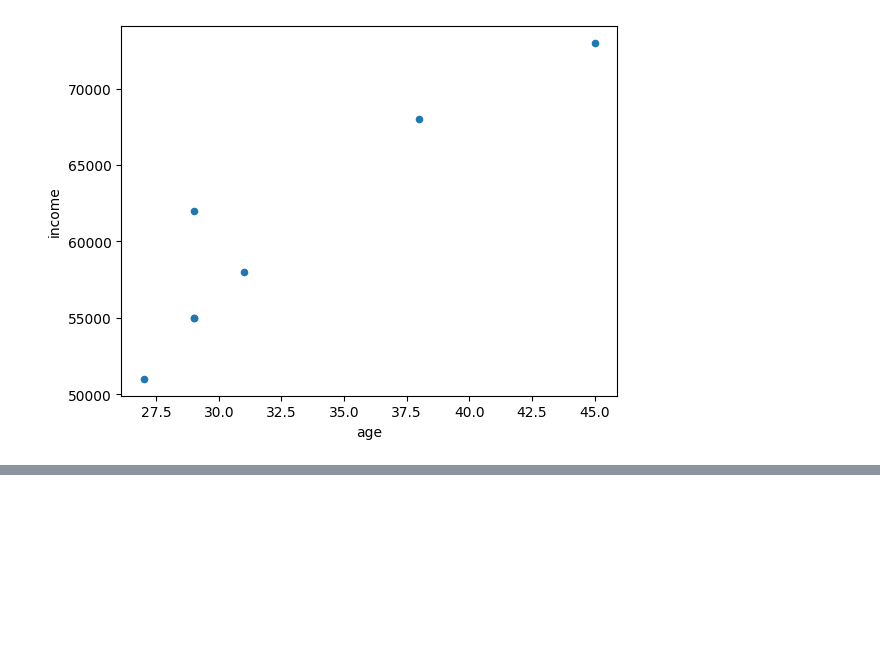
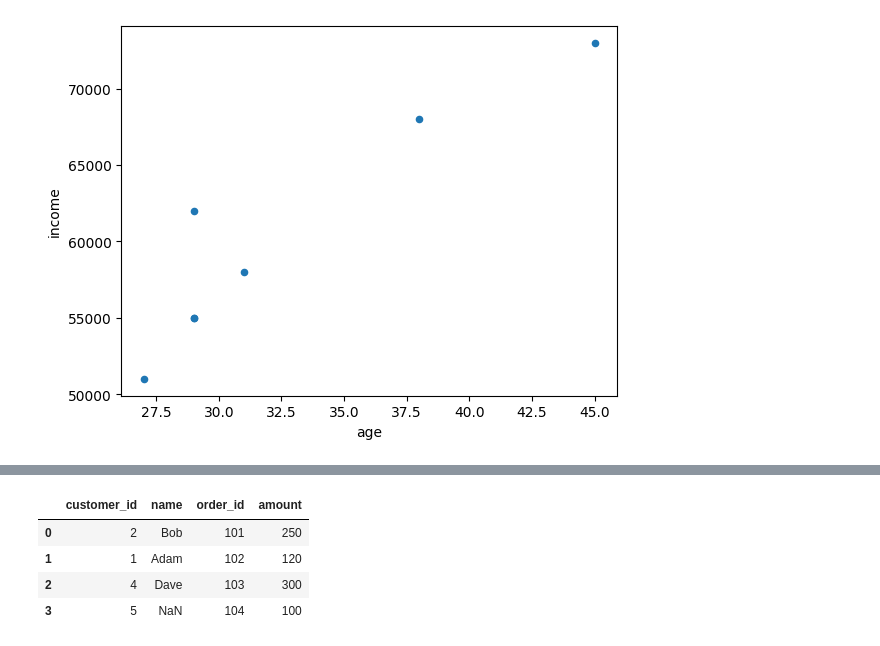
Before and after one commit to NandanNayak-dev/PrimeClasses, a Jupyter notebook: cleaning.ipynb, the cells around one changed output, grey strips where cells are left out. Saved outputs shown, nothing was run; the diff lists cells and outputs as text; code cells hidden in the pictures; blank space fills up the shorter version.

Commit message:
Joins/pd.merge

```diff
--- a/cleaning.ipynb
+++ b/cleaning.ipynb
@@ -366,3 +366,15 @@ df.plot(kind="scatter",x="age",y="income")
 <Axes: xlabel='age', ylabel='income'>
 [figure]
 [figure]
+# %%
+# Joins
+df_customers=pd.DataFrame({
+    "customer_id":[1,2,3,4],
+    "name":["Adam","Bob","Charlie","Dave"]
+})
+
+df_orders=pd.DataFrame({
+    "order_id":[101,102,103,104],
+    "customer_id":[2,1,4,5],
+    "amount":[250,120,300,100]
+})
@@ -368,0 +397,10 @@ df.plot(kind="scatter",x="age",y="income")
+# %%
+pd.merge(df_customers,df_orders,on="customer_id")
+
+pd.merge(df_customers,df_orders,on="customer_id",how="right")
+# %% [output]
+|  | customer_id | name | order_id | amount |
+| 0 | 2 | Bob | 101 | 250 |
+| 1 | 1 | Adam | 102 | 120 |
+| 2 | 4 | Dave | 103 | 300 |
+| 3 | 5 | NaN | 104 | 100 |
```
Also changed, not shown: parts of 3 cells of this notebook, 1 other file.
